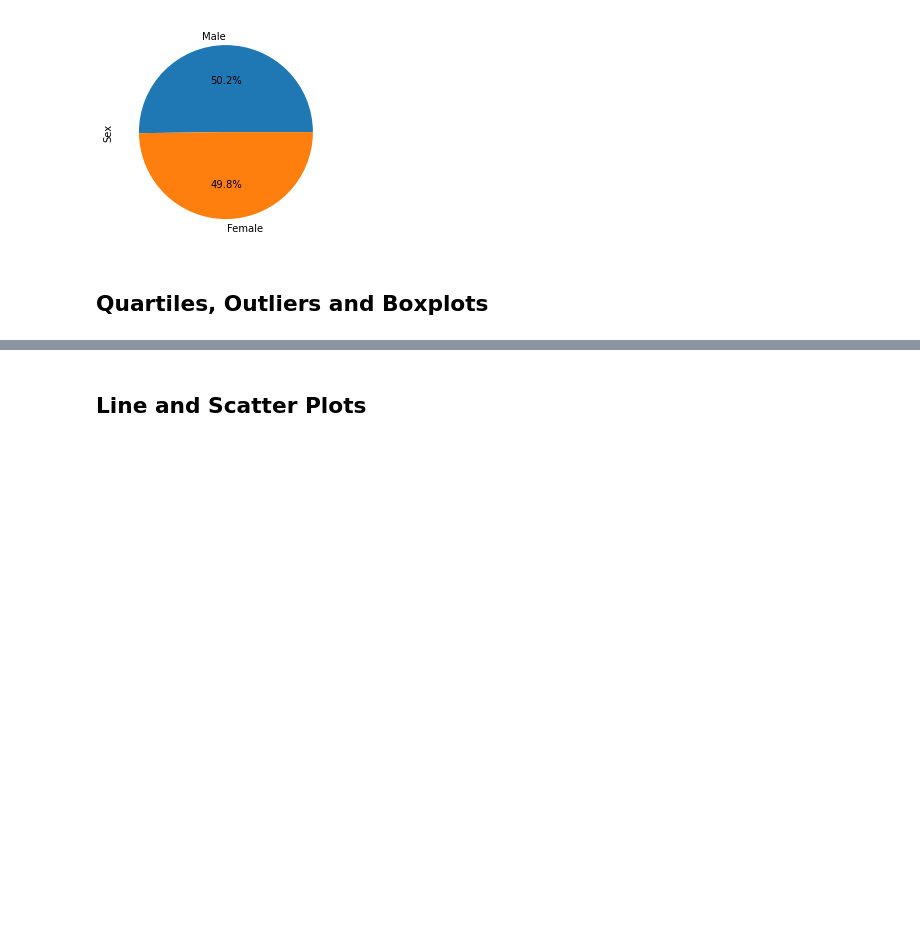
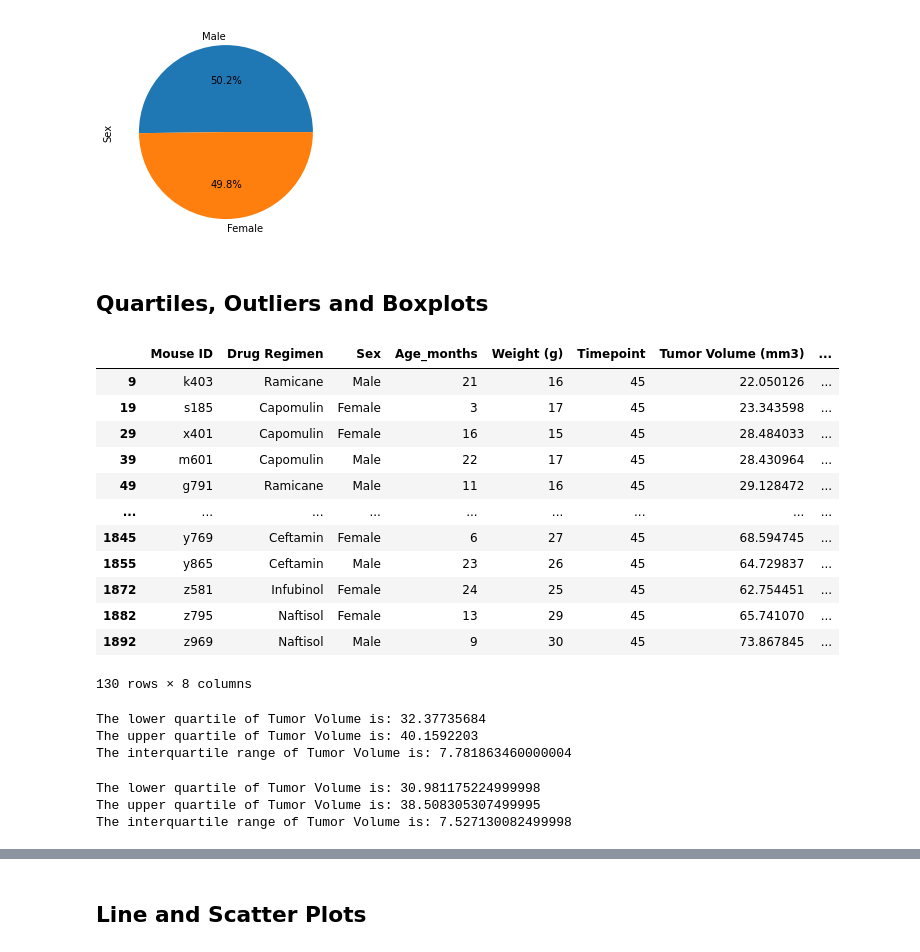
Before and after one commit to erinbabamoto/matplotlib-challenge, a Jupyter notebook: Pymaceuticals/unit_05_matplotlib_homework_Pymaceuticals_pymaceuticals_starter.ipynb, the cells around one changed output, grey strips where cells are left out. Drawn from its saved outputs; the diff is of its cells as text; code cells hidden in the pictures; blank space fills up the shorter version.

```diff
--- a/Pymaceuticals/unit_05_matplotlib_homework_Pymaceuticals_pymaceuticals_starter.ipynb
+++ b/Pymaceuticals/unit_05_matplotlib_homework_Pymaceuticals_pymaceuticals_starter.ipynb
@@ -200,4 +200,70 @@ plt.show()
 # %% [markdown]
 ## Quartiles, Outliers and Boxplots
 # %%
-# Calculate the final tumor volume of each mouse across four of the most promising treatment regimens. Calculate the IQR and quantitatively determine if there are any potential outliers.
+# Calculate the final tumor volume of each mouse across four of the most promising treatment regimens.
+# Calculate the IQR and quantitatively determine if there are any potential outliers.
+
+final_timepoint = mouse_study_clean.loc[
+    mouse_study_clean["Timepoint"] == 45,
+    :
+]
+final_timepoint
+# %% [output]
+|  | Mouse ID | Drug Regimen | Sex | Age_months | Weight (g) | Timepoint | Tumor Volume (mm3) | ... |
+| 9 | k403 | Ramicane | Male | 21 | 16 | 45 | 22.050126 | ... |
+| 19 | s185 | Capomulin | Female | 3 | 17 | 45 | 23.343598 | ... |
+| 29 | x401 | Capomulin | Female | 16 | 15 | 45 | 28.484033 | ... |
+| 39 | m601 | Capomulin | Male | 22 | 17 | 45 | 28.430964 | ... |
+| 49 | g791 | Ramicane | Male | 11 | 16 | 45 | 29.128472 | ... |
+| ... | ... | ... | ... | ... | ... | ... | ... | ... |
+| 1845 | y769 | Ceftamin | Female | 6 | 27 | 45 | 68.594745 | ... |
+| 1855 | y865 | Ceftamin | Male | 23 | 26 | 45 | 64.729837 | ... |
+| 1872 | z581 | Infubinol | Female | 24 | 25 | 45 | 62.754451 | ... |
+| 1882 | z795 | Naftisol | Female | 13 | 29 | 45 | 65.741070 | ... |
+| 1892 | z969 | Naftisol | Male | 9 | 30 | 45 | 73.867845 | ... |
+130 rows × 8 columns
+# %%
+# Capomulin
+
+capomulin = final_timepoint.loc[
+    final_timepoint["Drug Regimen"] == "Capomulin",
+    "Tumor Volume (mm3)"
+]
+
+# Data is in a data frame so use pandas to give `.quartile()` calculations
+capomulin_quartiles = capomulin.quantile(q=[.25,.5,.75])
+capomulin_quartiles
+
+lowerq = capomulin_quartiles[0.25]
+upperq = capomulin_quartiles[0.75]
+iqr = upperq-lowerq
+
+print(f"The lower quartile of Tumor Volume is: {lowerq}")
+print(f"The upper quartile of Tumor Volume is: {upperq}")
+print(f"The interquartile range of Tumor Volume is: {iqr}")
+# %% [output]
+The lower quartile of Tumor Volume is: 32.37735684
+The upper quartile of Tumor Volume is: 40.1592203
+The interquartile range of Tumor Volume is: 7.781863460000004
+# %%
+# Ramicane
+
+ramicane = final_timepoint.loc[
+    final_timepoint["Drug Regimen"] == "Ramicane",
+    "Tumor Volume (mm3)"
+]
+
+ramicane_quartiles = ramicane.quantile(q=[.25,.5,.75])
+ramicane_quartiles
+
+lowerq = ramicane_quartiles[0.25]
+upperq = ramicane_quartiles[0.75]
+iqr = upperq-lowerq
+
+print(f"The lower quartile of Tumor Volume is: {lowerq}")
+print(f"The upper quartile of Tumor Volume is: {upperq}")
+print(f"The interquartile range of Tumor Volume is: {iqr}")
+# %% [output]
+The lower quartile of Tumor Volume is: 30.981175224999998
+The upper quartile of Tumor Volume is: 38.508305307499995
+The interquartile range of Tumor Volume is: 7.527130082499998
```
Also changed, not shown: parts of 5 cells of this notebook.
